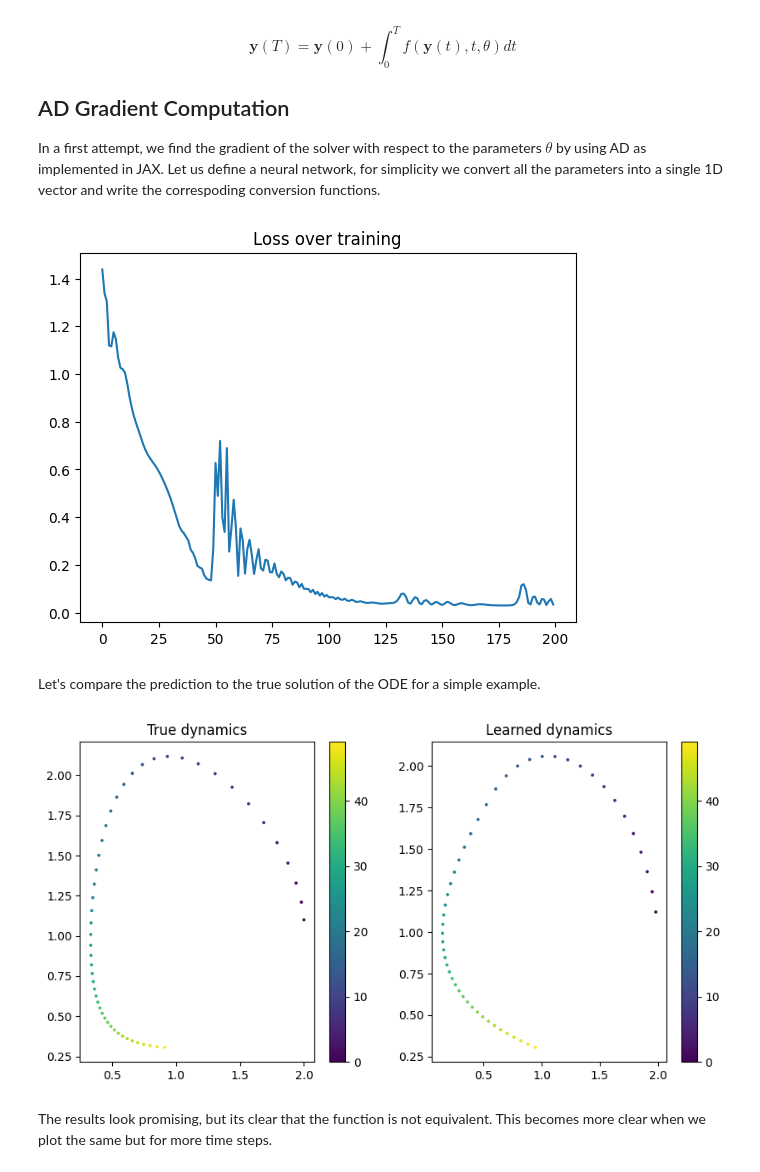
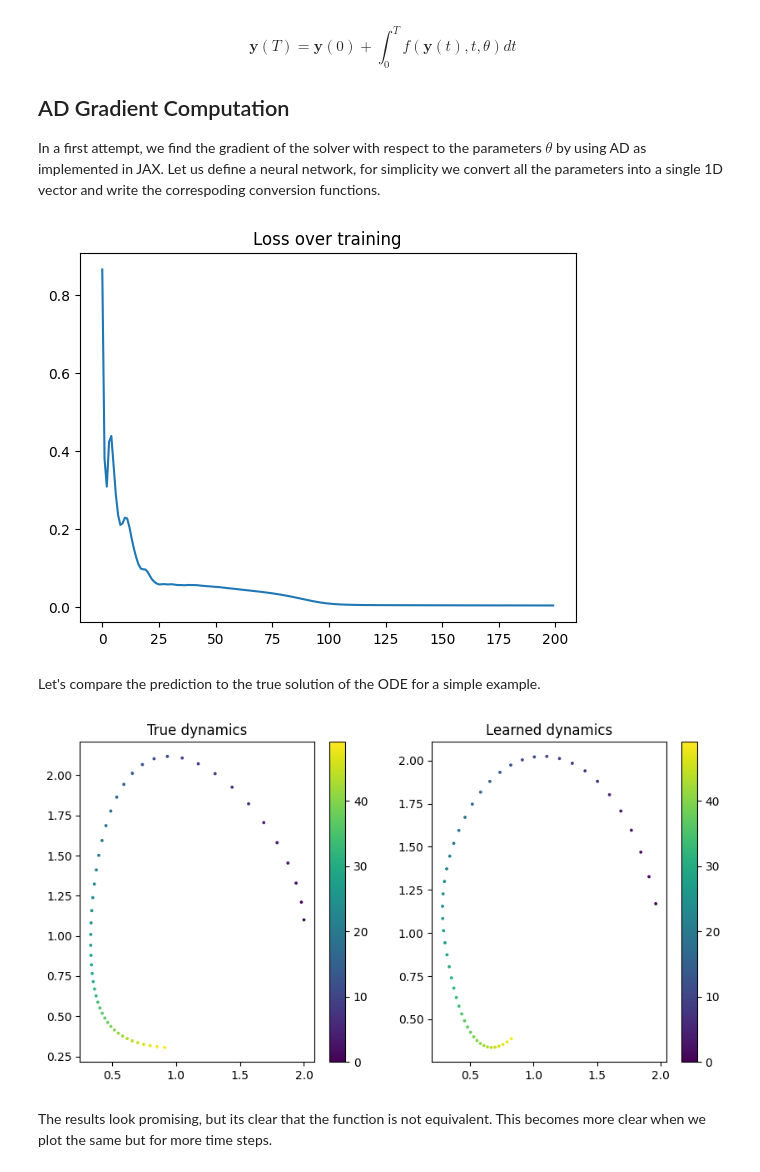
Before and after one commit to andrinr/jax-neural-ode, a Jupyter notebook: tutorial.ipynb, the cells around one changed output. Drawn from its saved outputs; the diff is of its cells as text; code cells hidden in the pictures.

```diff
--- a/tutorial.ipynb
+++ b/tutorial.ipynb
@@ -42,8 +42,11 @@ y_truth_0 = jnp.array([2.0, 1.0])
 dt = 0.1
 n = 70
 y_truth = solve_truth(y_truth_0, dt, n)
-noise = 0.03 * jax.random.normal(jax.random.PRNGKey(0), (n, 2))
-y_obs = y_truth + noise
+
+def observe(y_truth, noise_std):
+    return y_truth + noise_std * jax.random.normal(jax.random.PRNGKey(0), y_truth.shape)
+
+y_obs = observe(y_truth, 0.03)
 
 plt.scatter(y_obs[:, 0], y_obs[:, 1], c=jnp.arange(n), s=3)
 plt.colorbar()
@@ -112,7 +115,8 @@ def solve_predict(theta, y_0, dt, n):
 
 # we define the scalr loss function, MSE
 def loss(y, y_obs):
-    return jnp.sum((y - y_obs) ** 2, axis=1).mean()
+    # return jnp.mean((y - y_obs) ** 2, axis=1).mean()
+    return jnp.mean((y - y_obs) ** 2).mean()
 
 # we define the solver and loss function
 @partial(jax.jit, static_argnums=(3, 4))
@@ -124,35 +128,35 @@ def solve_and_loss(theta, y_0, y_star, dt, n):
 # In practice we might have to learn this as well
 y_0 = y_truth_0
 
 # we compute the gradient of the loss with respect to theta
 d_solve_loss = jax.value_and_grad(solve_and_loss, argnums=0)
 
 # we initialize the parameters of the MLP
 layer_sizes = jnp.array([2, 4, 2])
 initializer = jax.nn.initializers.normal(0.1)
 theta = init_mlp(initializer, layer_sizes, jax.random.PRNGKey(1))
 
 # we define the optimizer
 optimizer = optax.adam(0.09)
 optimizer_state = optimizer.init(theta)
 
 loss_hist = []
 # progress bar with loss value
 progress = tqdm(range(200))
 # we train the model
 for i in progress:
-    loss_value, grad = d_solve_loss(theta, y_0, y_truth, dt, n)
+    loss_value, grad = d_solve_loss(theta, y_0, y_obs, dt, n)
     updates, optimizer_state = optimizer.update(grad, optimizer_state)
     theta = optax.apply_updates(theta, updates)
     loss_hist.append(loss_value)
     progress.set_postfix({"loss": loss_value})
 
 
 plt.plot(loss_hist)
 plt.title("Loss over training")
 plt.show()
 # %% [output]
-[figure, old version]
+[figure, new version]
 # %% [markdown]
 Let's compare the prediction to the true solution of the ODE for a simple example.
 # %%
@@ -174,7 +178,7 @@ plt.scatter(y_predict[:, 0], y_predict[:, 1], c=jnp.arange(n), s=3)
 plt.colorbar()
 plt.show()
 # %% [output]
-[figure, old version]
+[figure, new version]
 # %% [markdown]
 The results look promising, but its clear that the function is not equivalent. This becomes more clear when we plot the same but for more time steps.
 # %%
```
Also changed, not shown: parts of 4 cells of this notebook.
